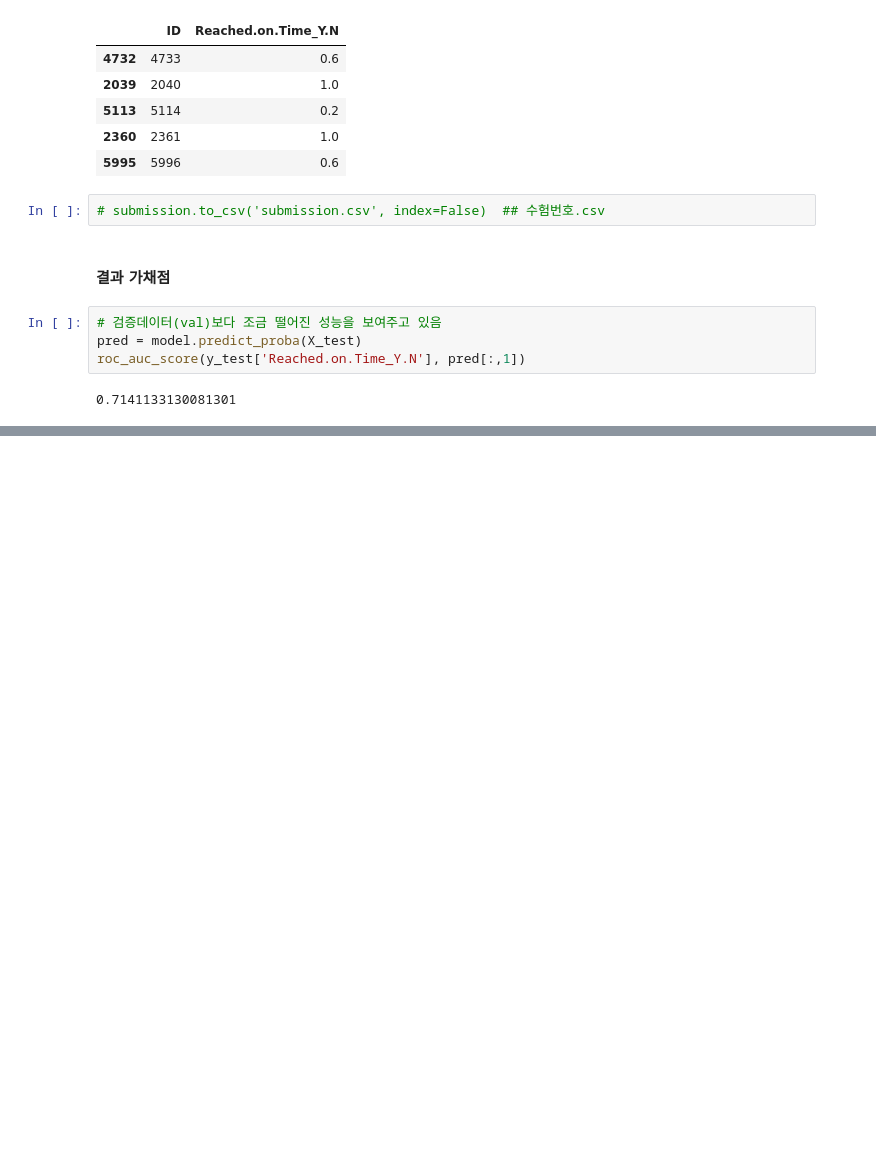
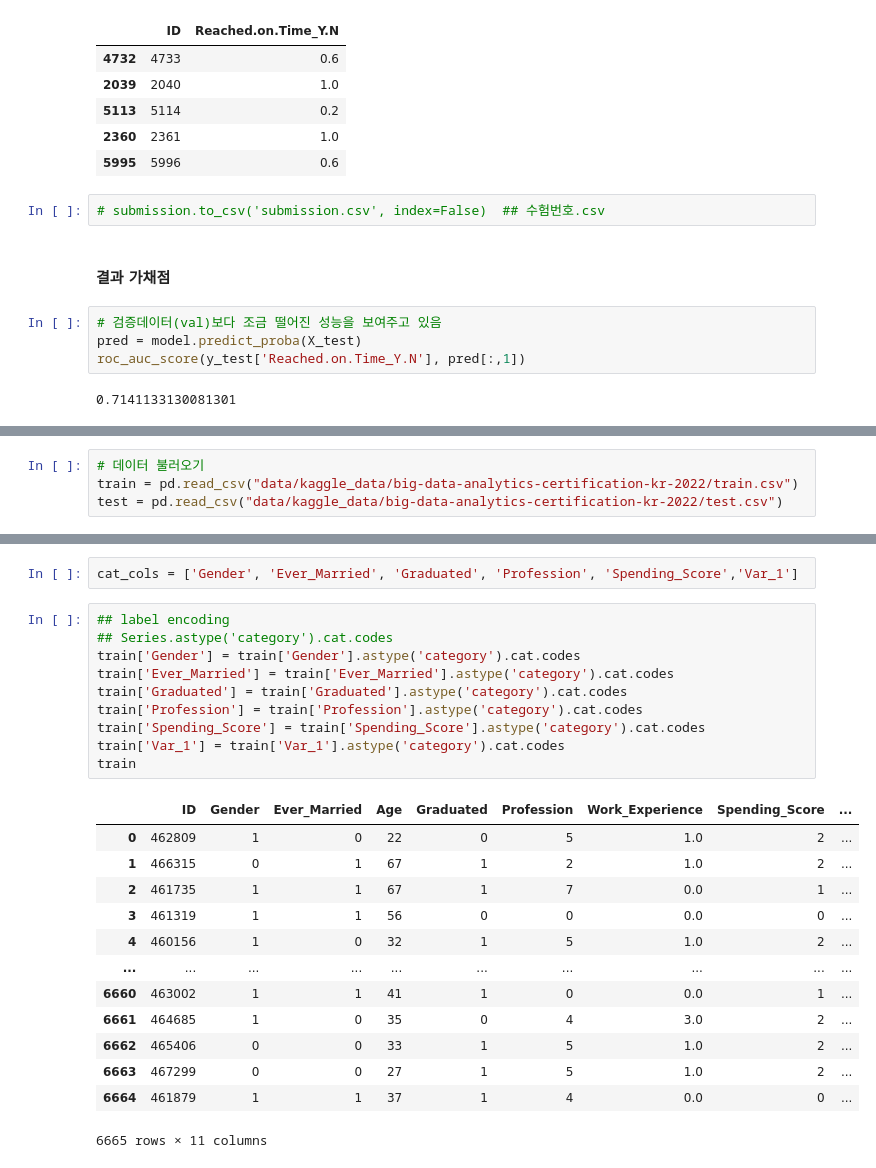
Before and after one commit to zudata/BEAKJOON, a Jupyter notebook: study/Big Data Certification study.ipynb, the cells around one changed output, grey strips where cells are left out. Drawn from its saved outputs; the diff is of its cells as text; blank space fills up the shorter version.

Commit message:
exam4-2 encoding

```diff
--- a/study/Big Data Certification study.ipynb
+++ b/study/Big Data Certification study.ipynb
@@ -3703,0 +3716,4 @@ submit.head()
+# %%
+# 데이터 불러오기
+train = pd.read_csv("data/kaggle_data/big-data-analytics-certification-kr-2022/train.csv")
+test = pd.read_csv("data/kaggle_data/big-data-analytics-certification-kr-2022/test.csv")
@@ -3703,0 +3811,26 @@ submit.head()
+# %%
+cat_cols = ['Gender', 'Ever_Married', 'Graduated', 'Profession', 'Spending_Score','Var_1']
+# %%
+## label encoding
+## Series.astype('category').cat.codes
+train['Gender'] = train['Gender'].astype('category').cat.codes
+train['Ever_Married'] = train['Ever_Married'].astype('category').cat.codes
+train['Graduated'] = train['Graduated'].astype('category').cat.codes
+train['Profession'] = train['Profession'].astype('category').cat.codes
+train['Spending_Score'] = train['Spending_Score'].astype('category').cat.codes
+train['Var_1'] = train['Var_1'].astype('category').cat.codes
+train
+# %% [output]
+|  | ID | Gender | Ever_Married | Age | Graduated | Profession | Work_Experience | Spending_Score | ... |
+| 0 | 462809 | 1 | 0 | 22 | 0 | 5 | 1.0 | 2 | ... |
+| 1 | 466315 | 0 | 1 | 67 | 1 | 2 | 1.0 | 2 | ... |
+| 2 | 461735 | 1 | 1 | 67 | 1 | 7 | 0.0 | 1 | ... |
+| 3 | 461319 | 1 | 1 | 56 | 0 | 0 | 0.0 | 0 | ... |
+| 4 | 460156 | 1 | 0 | 32 | 1 | 5 | 1.0 | 2 | ... |
+| ... | ... | ... | ... | ... | ... | ... | ... | ... | ... |
+| 6660 | 463002 | 1 | 1 | 41 | 1 | 0 | 0.0 | 1 | ... |
+| 6661 | 464685 | 1 | 0 | 35 | 0 | 4 | 3.0 | 2 | ... |
+| 6662 | 465406 | 0 | 0 | 33 | 1 | 5 | 1.0 | 2 | ... |
+| 6663 | 467299 | 0 | 0 | 27 | 1 | 5 | 1.0 | 2 | ... |
+| 6664 | 461879 | 1 | 1 | 37 | 1 | 4 | 0.0 | 0 | ... |
+6665 rows × 11 columns
```
Also changed, not shown: parts of 84 cells of this notebook.
